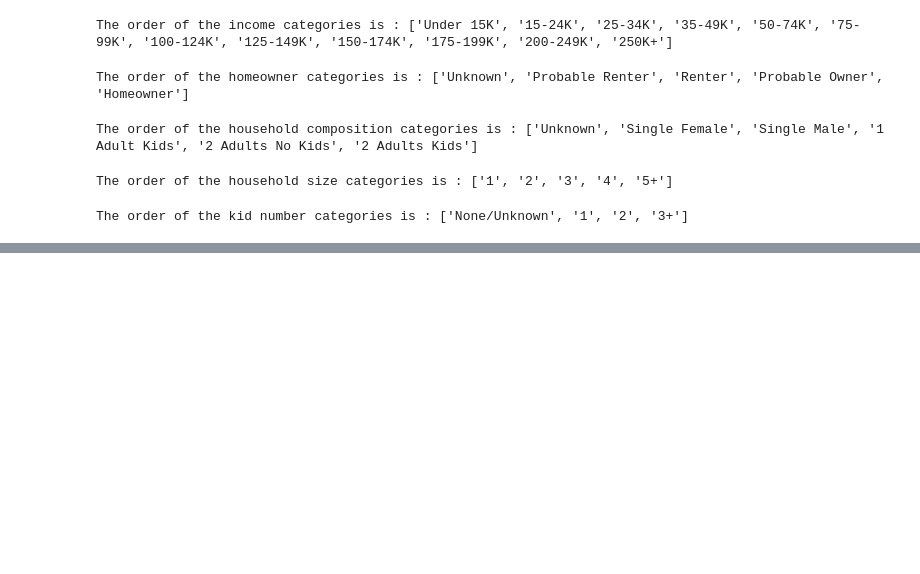
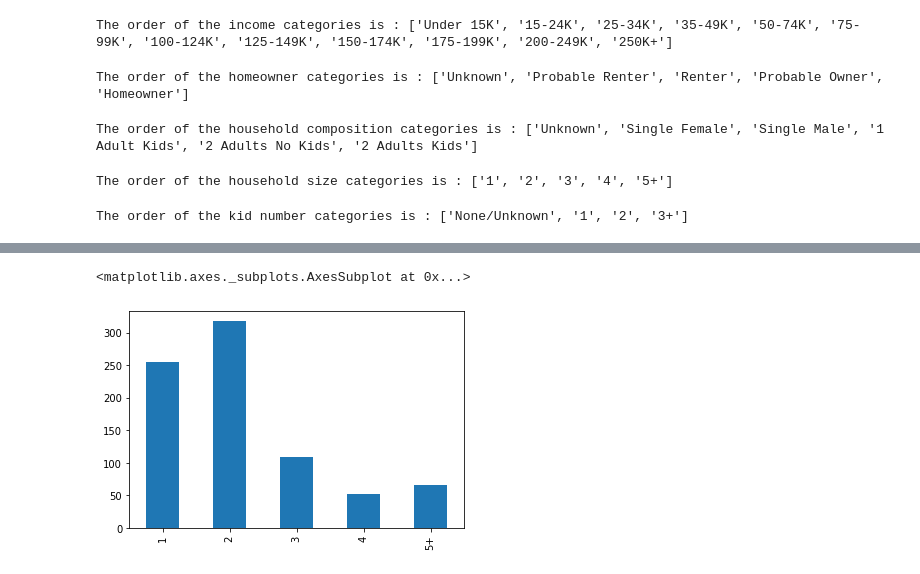
Before and after one commit to marvande/epfl-ada-2019-data-analysis, a Jupyter notebook: code/main.ipynb, the cells around one changed output, grey strips where cells are left out. Cells and saved outputs as stored; diff of their text form; code cells hidden in the pictures; blank space fills up the shorter version.

```diff
--- a/code/main.ipynb
+++ b/code/main.ipynb
@@ -305,0 +352,5 @@ PS:
+# %%
+hh_demographic['HOUSEHOLD_SIZE_DESC'].value_counts(sort = False).plot(kind='bar')
+# %% [output]
+<matplotlib.axes._subplots.AxesSubplot at 0x...>
+[figure, added]
```
Also changed, not shown: parts of 31 cells of this notebook.
